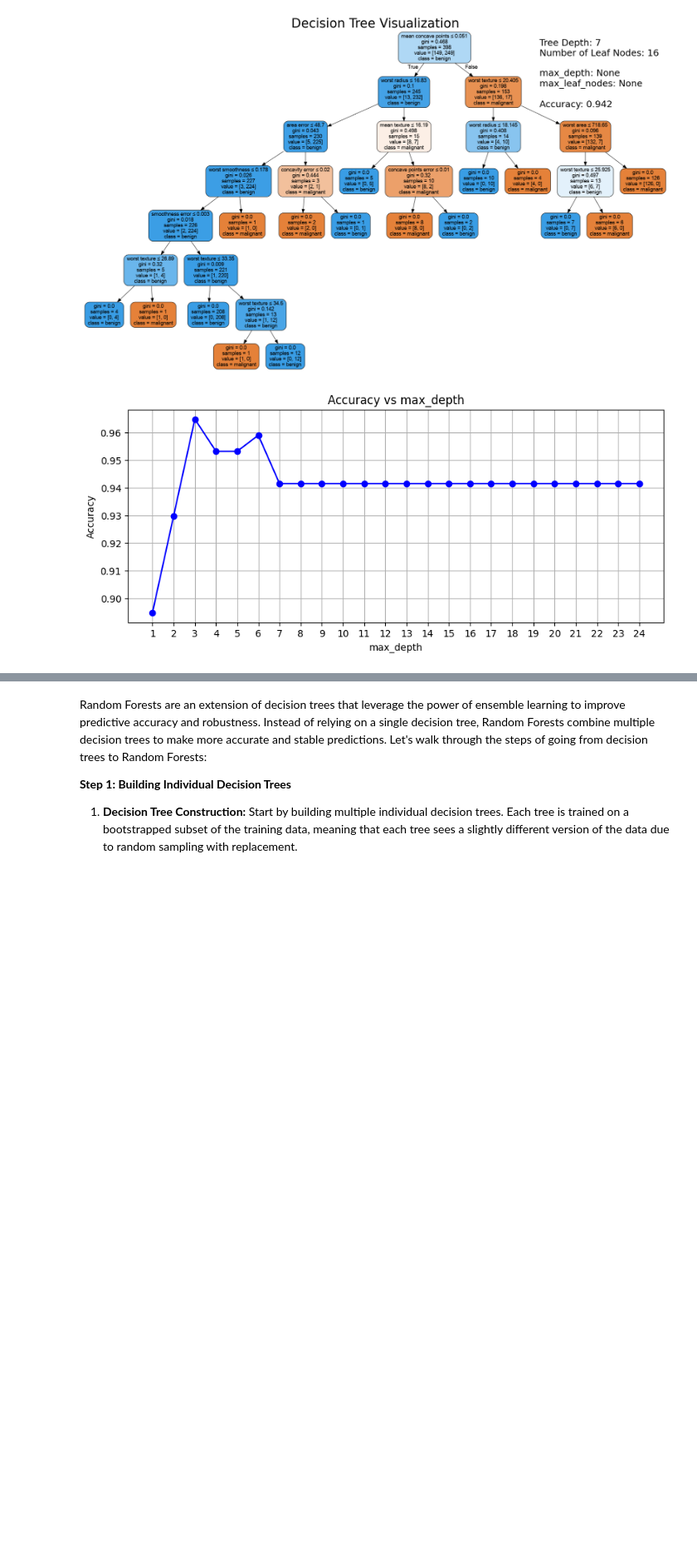
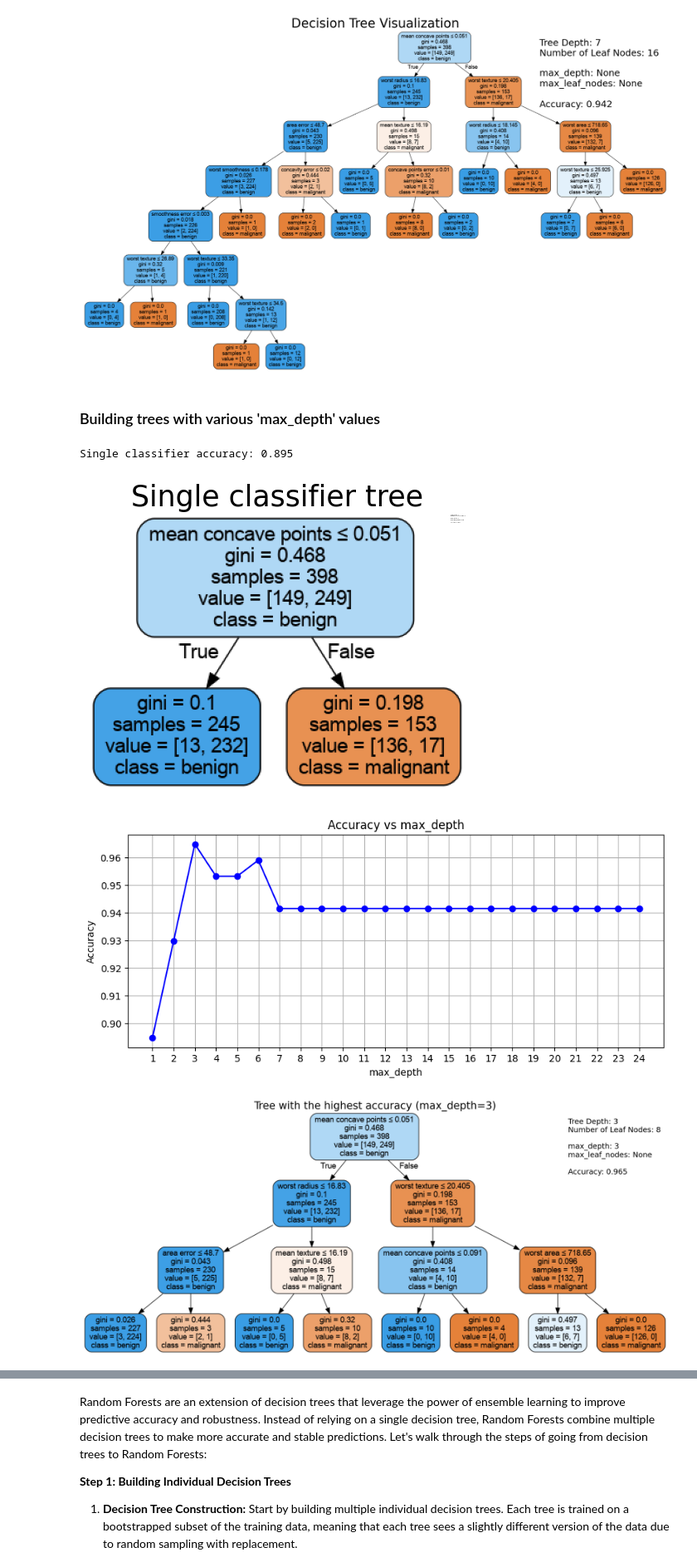
Before and after one commit to korkmaz-arda/mec2-projects, a Jupyter notebook: Student_MLE_MiniProject_Trees_and_Forests.ipynb, the cells around one changed output, grey strips where cells are left out. Shown at 83% size. Cells and saved outputs as stored; diff of their text form; code cells hidden in the pictures; blank space fills up the shorter version.

Commit message:
Finalize Trees and Forests

```diff
--- a/Student_MLE_MiniProject_Trees_and_Forests.ipynb
+++ b/Student_MLE_MiniProject_Trees_and_Forests.ipynb
@@ -229,22 +257,35 @@ visualize_tree_v3(clf_v1, 'Decision Tree Visualization')
+# %% [markdown]
+### Building trees with various 'max_depth' values
 # %%
 max_depth_range = np.arange(1, 25)
 
 md_accuracies = []
 for max_depth in max_depth_range:
     clf = DecisionTreeClassifier(max_depth=max_depth, random_state=42)
     clf.fit(X_train, y_train)
     y_pred = clf.predict(X_test)
     accuracy = accuracy_score(y_test, y_pred)
     md_accuracies.append(accuracy)
-
+    # Visualize the first tree
+    if max_depth == 1:
+        visualize_tree_v3(clf, 'Single classifier tree', figsize=(20,4), legend_size=0)
+        print(f"Single classifier accuracy: {accuracy:.3f}")
 
 plt.figure(figsize=(10, 4))
 depths = [str(md) for md in max_depth_range]
 plt.plot(depths, md_accuracies, marker='o', linestyle='-', color='b')
 plt.xlabel('max_depth')
 plt.ylabel('Accuracy')
 plt.title('Accuracy vs max_depth')
 plt.grid(True)
 plt.show()
+
+# Highest accuracy tree
+clf = DecisionTreeClassifier(max_depth=3, random_state=42)
+clf.fit(X_train, y_train)
+visualize_tree_v3(clf, 'Tree with the highest accuracy (max_depth=3)', figsize=(20,10))
 # %% [output]
+Single classifier accuracy: 0.895
-[figure, old version]
+[figure, new version]
+[figure, added]
+[figure, added]
```
Also changed, not shown: parts of 32 cells of this notebook.
